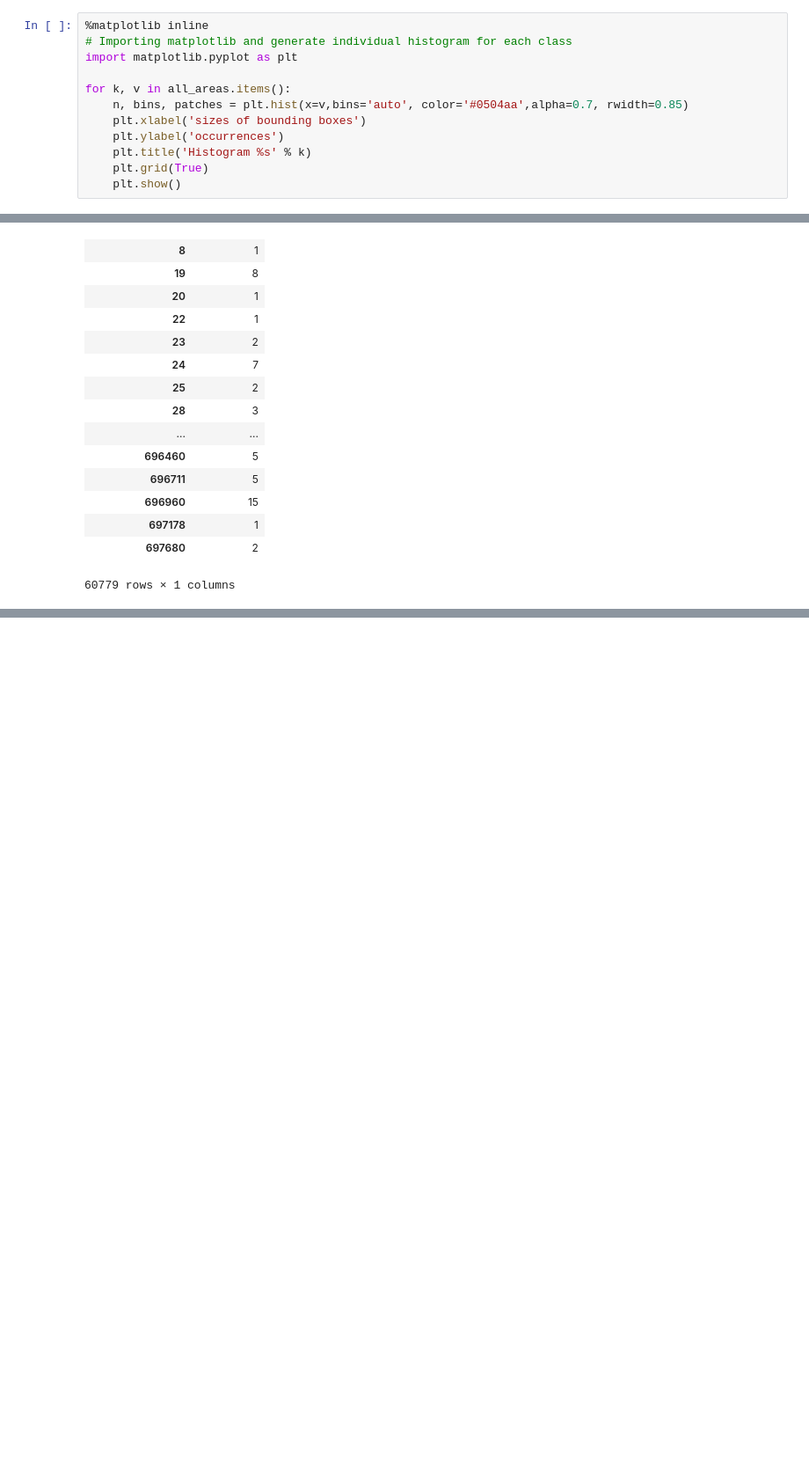
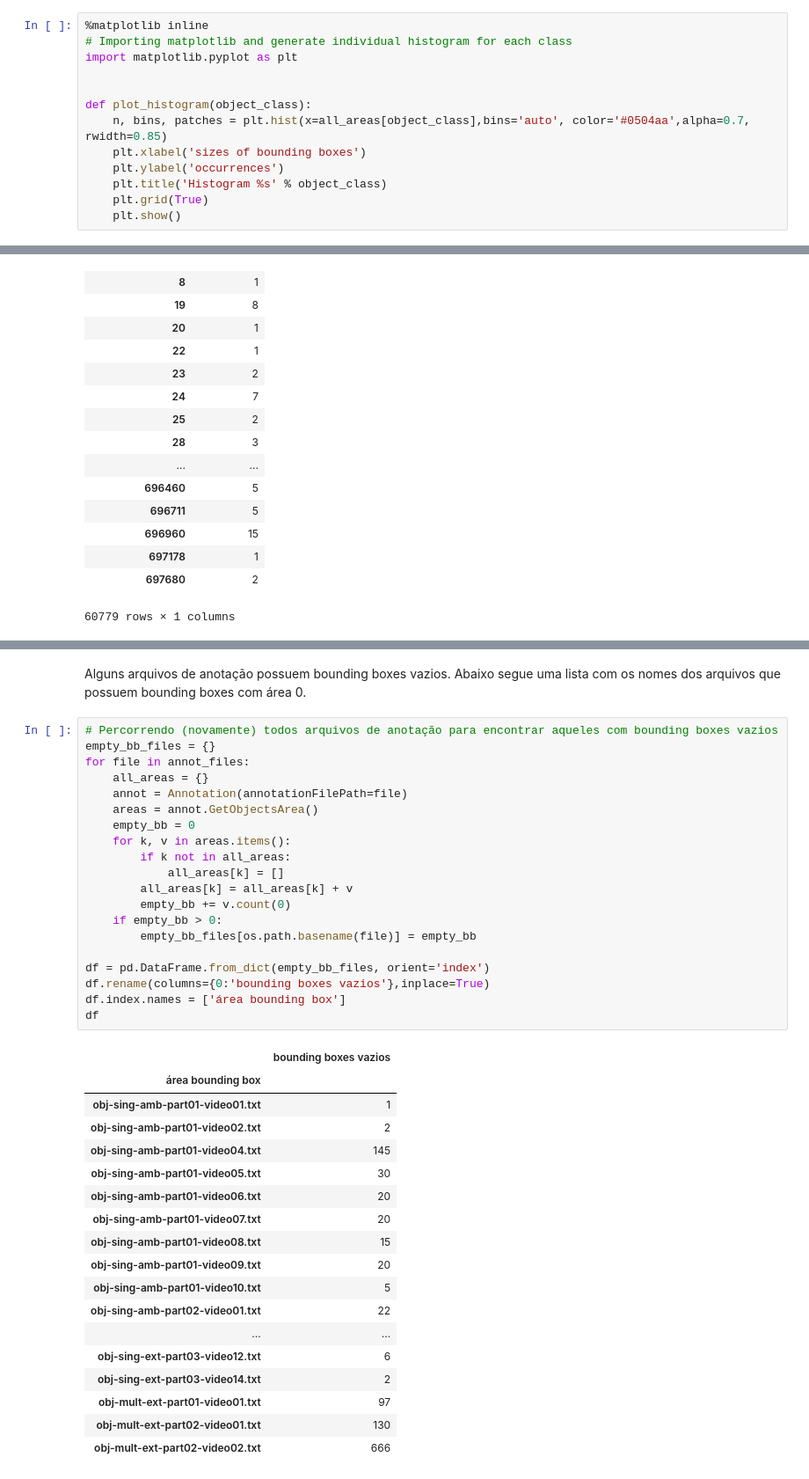
Before and after one commit to rafaelpadilla/DeepLearning-VDAO, a Jupyter notebook: DataAug/Statistics_VDAO.ipynb, the cells around one changed output, grey strips where cells are left out. Shown: that part at 88% size. Cells and saved outputs as stored; diff of their text form; blank space fills up the shorter version.

```diff
--- a/DataAug/Statistics_VDAO.ipynb
+++ b/DataAug/Statistics_VDAO.ipynb
@@ -105,10 +111,11 @@ HTML("""
 # Importing matplotlib and generate individual histogram for each class
 import matplotlib.pyplot as plt
 
-for k, v in all_areas.items():
-    n, bins, patches = plt.hist(x=v,bins='auto', color='#0504aa',alpha=0.7, rwidth=0.85)
+
+def plot_histogram(object_class):
+    n, bins, patches = plt.hist(x=all_areas[object_class],bins='auto', color='#0504aa',alpha=0.7, rwidth=0.85)
     plt.xlabel('sizes of bounding boxes')
     plt.ylabel('occurrences')
-    plt.title('Histogram %s' % k)
+    plt.title('Histogram %s' % object_class)
     plt.grid(True)
     plt.show()
@@ -182,0 +166,41 @@ df
+# %% [markdown]
+Alguns arquivos de anotação possuem bounding boxes vazios. Abaixo segue uma lista com os nomes dos arquivos que possuem bounding boxes com área 0.
+# %%
+# Percorrendo (novamente) todos arquivos de anotação para encontrar aqueles com bounding boxes vazios
+empty_bb_files = {}
+for file in annot_files:
+    all_areas = {}
+    annot = Annotation(annotationFilePath=file)
+    areas = annot.GetObjectsArea()
+    empty_bb = 0
+    for k, v in areas.items():
+        if k not in all_areas:
+            all_areas[k] = []
+        all_areas[k] = all_areas[k] + v
+        empty_bb += v.count(0)
+    if empty_bb > 0:
+        empty_bb_files[os.path.basename(file)] = empty_bb
+
+df = pd.DataFrame.from_dict(empty_bb_files, orient='index')
+df.rename(columns={0:'bounding boxes vazios'},inplace=True)
+df.index.names = ['área bounding box']
+df
+# %% [output]
+|  | bounding boxes vazios |
+| área bounding box |  |
+| obj-sing-amb-part01-video01.txt | 1 |
+| obj-sing-amb-part01-video02.txt | 2 |
+| obj-sing-amb-part01-video04.txt | 145 |
+| obj-sing-amb-part01-video05.txt | 30 |
+| obj-sing-amb-part01-video06.txt | 20 |
+| obj-sing-amb-part01-video07.txt | 20 |
+| obj-sing-amb-part01-video08.txt | 15 |
+| obj-sing-amb-part01-video09.txt | 20 |
+| obj-sing-amb-part01-video10.txt | 5 |
+| obj-sing-amb-part02-video01.txt | 22 |
+| ... | ... |
+| obj-sing-ext-part03-video12.txt | 6 |
+| obj-sing-ext-part03-video14.txt | 2 |
+| obj-mult-ext-part01-video01.txt | 97 |
+| obj-mult-ext-part02-video01.txt | 130 |
+| obj-mult-ext-part02-video02.txt | 666 |
```
Also changed, not shown: parts of 8 cells of this notebook.
